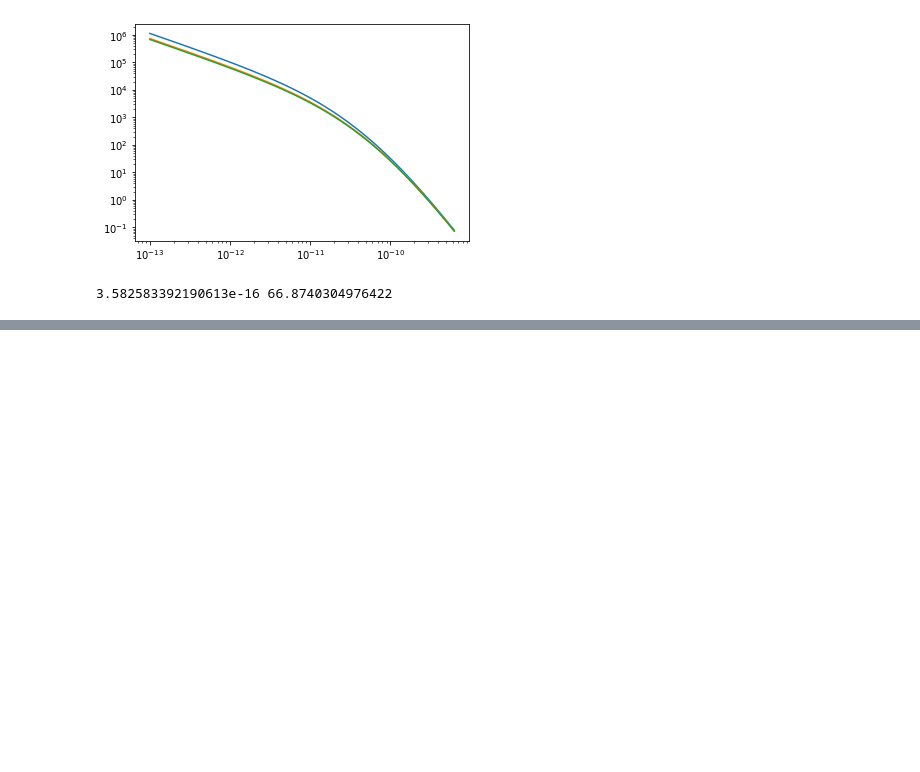
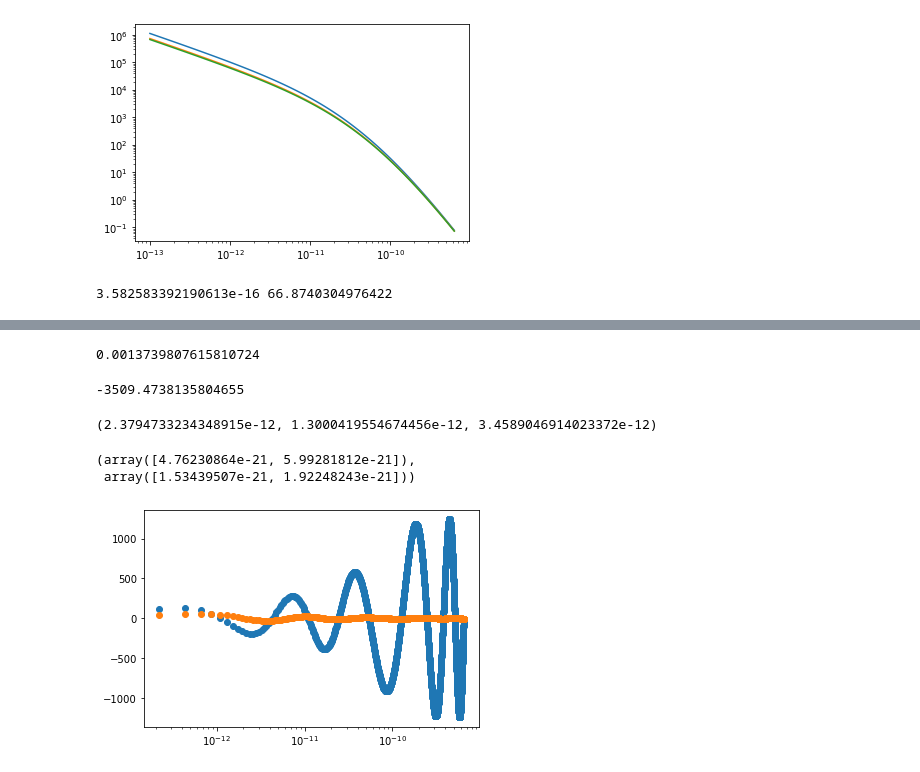
Before and after one commit to Roman-HLIS-Cosmology-PIT/HAZARD-simulator, a Jupyter notebook: EmilyWork/GCR_Sim_Dirac (2).ipynb, the cells around one changed output, grey strips where cells are left out. Cells and saved outputs as stored; diff of their text form; code cells hidden in the pictures; blank space fills up the shorter version.

Commit message:
now with wavefunction generator

```diff
--- a/EmilyWork/GCR_Sim_Dirac (2).ipynb
+++ b/EmilyWork/GCR_Sim_Dirac (2).ipynb
@@ -375,0 +500,2 @@ energy_gap_test/12180.6
+# %%
+renorm_test_rs, renorm_test_fs, renorm_test_gs, renorm_test_coeff = wavefunc_renorm2(80,10,1,True)
@@ -375,0 +514,4 @@ energy_gap_test/12180.6
+# %%
+renorm_test_coeff
+# %% [output]
+0.0013739807615810724
@@ -375,0 +520,25 @@ energy_gap_test/12180.6
+# %%
+(8.130911712453576e-14/1.60218e-19)-511000
+# %% [output]
+-3509.4738135804655
+# %%
+renorm_test_rs[2],renorm_test_rs[1],renorm_test_rs[3]
+# %% [output]
+(2.3794733234348915e-12, 1.3000419554674456e-12, 3.4589046914023372e-12)
+# %%
+renorm_test_fs[0:2]/renorm_test_coeff,renorm_test_gs[0:2]/renorm_test_coeff
+# %% [output]
+(array([4.76230864e-21, 5.99281812e-21]),
+ array([1.53439507e-21, 1.92248243e-21]))
+# %%
+plt.scatter(renorm_test_rs,renorm_test_fs/np.sqrt(renorm_test_coeff))
+plt.scatter(renorm_test_rs,renorm_test_gs/np.sqrt(renorm_test_coeff))
+#plt.plot(renorm_test_rs,-renorm_test_fs/renorm_test_coeff)
+#plt.plot(renorm_test_rs,-renorm_test_gs/renorm_test_coeff)
+#plt.vlines(2.3794733234348915e-12,-1e8,1e8,color='black')
+plt.xscale('log')
+#plt.yscale('log')
+#plt.ylim(-1e5,1e5)
+plt.show()
+# %% [output]
+[figure, added]
```
Also changed, not shown: parts of 29 cells of this notebook.
